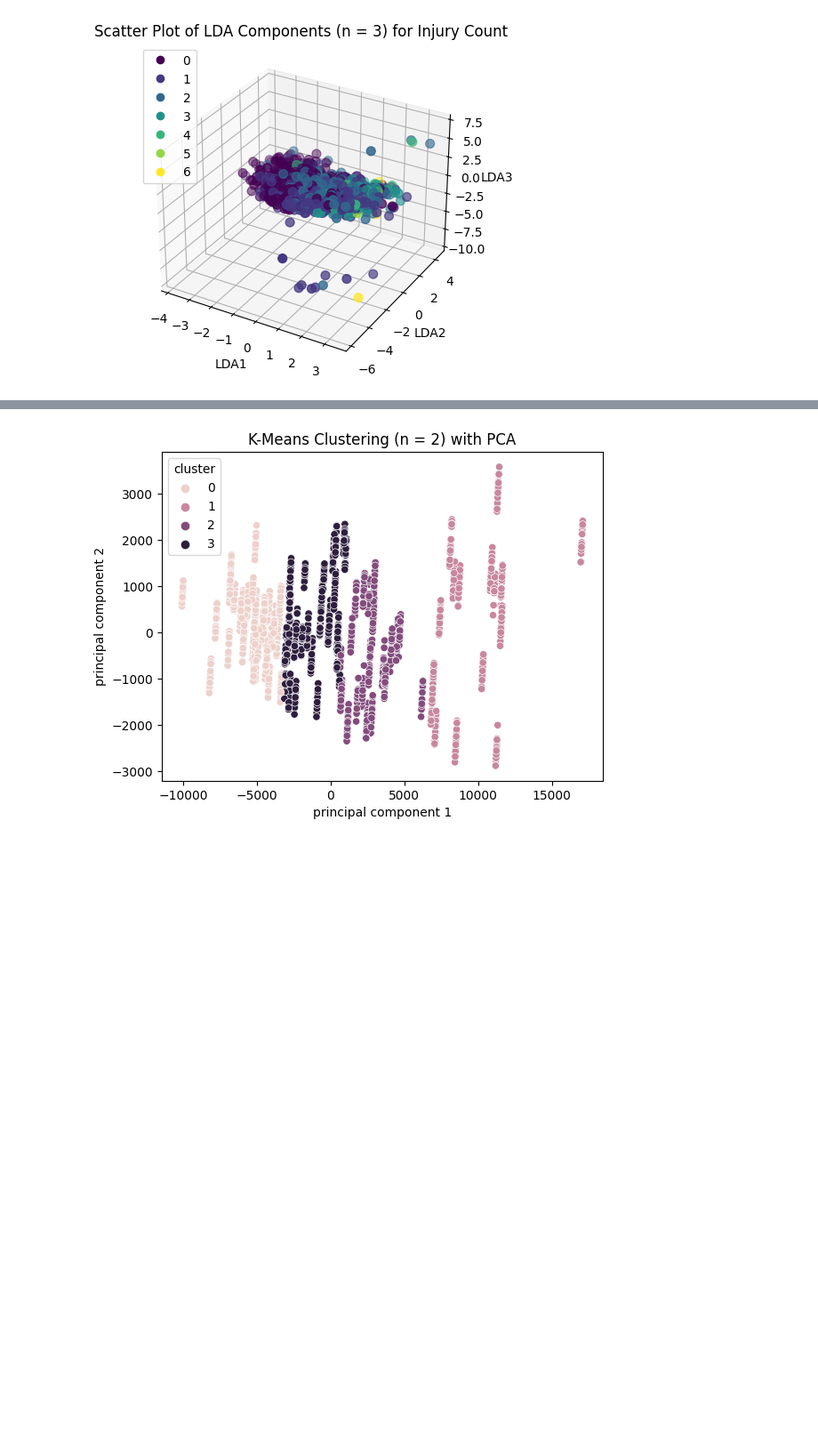
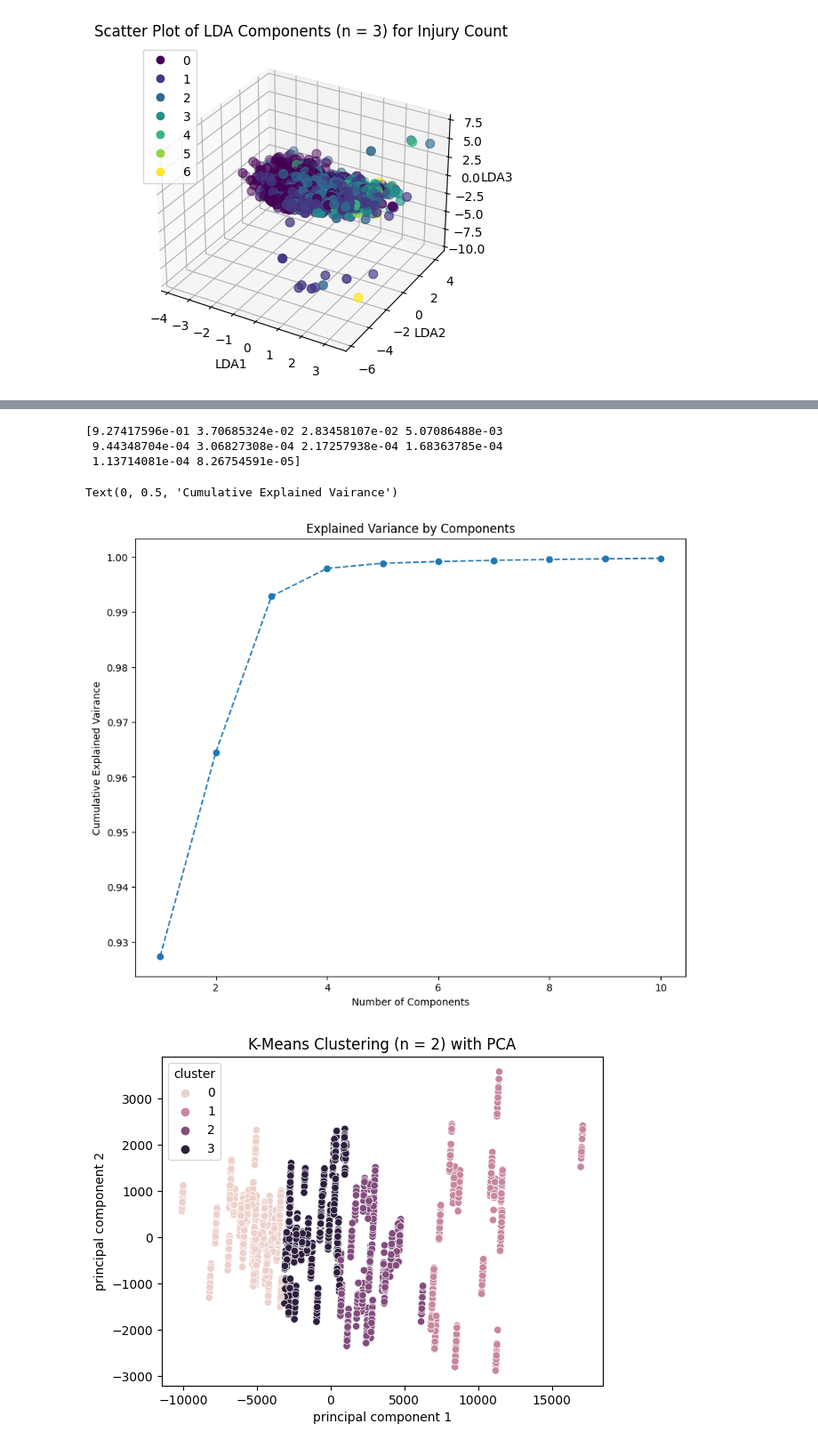
Before and after one commit to tsumian/MA4199-Injury-Prediction, a Jupyter notebook: ma4199-predictive-model.ipynb, the cells around one changed output, grey strips where cells are left out. Shown at 89% size. Drawn from its saved outputs; the diff is of its cells as text; code cells hidden in the pictures; blank space fills up the shorter version.

```diff
--- a/ma4199-predictive-model.ipynb
+++ b/ma4199-predictive-model.ipynb
@@ -205,3 +213,23 @@ plt.show()
+# %%
+from sklearn.decomposition import PCA
+
+pca = PCA()
+pca.fit(outfield_X_train)
+
+explained_variance = pca.explained_variance_ratio_[:10].cumsum()
+print(pca.explained_variance_ratio_[:10])
+
+plt.figure(figsize = (10, 8))
+plt.plot(range(1, len(explained_variance) + 1), explained_variance, marker = "o", linestyle = "--")
+plt.title("Explained Variance by Components")
+plt.xlabel("Number of Components")
+plt.ylabel("Cumulative Explained Vairance")
+# %% [output]
+[9.27417596e-01 3.70685324e-02 2.83458107e-02 5.07086488e-03
+ 9.44348704e-04 3.06827308e-04 2.17257938e-04 1.68363785e-04
+ 1.13714081e-04 8.26754591e-05]
+Text(0, 0.5, 'Cumulative Explained Vairance')
+[figure, added]
 # %%
 from sklearn.cluster import KMeans
 
```
Also changed, not shown: parts of 11 cells of this notebook.
